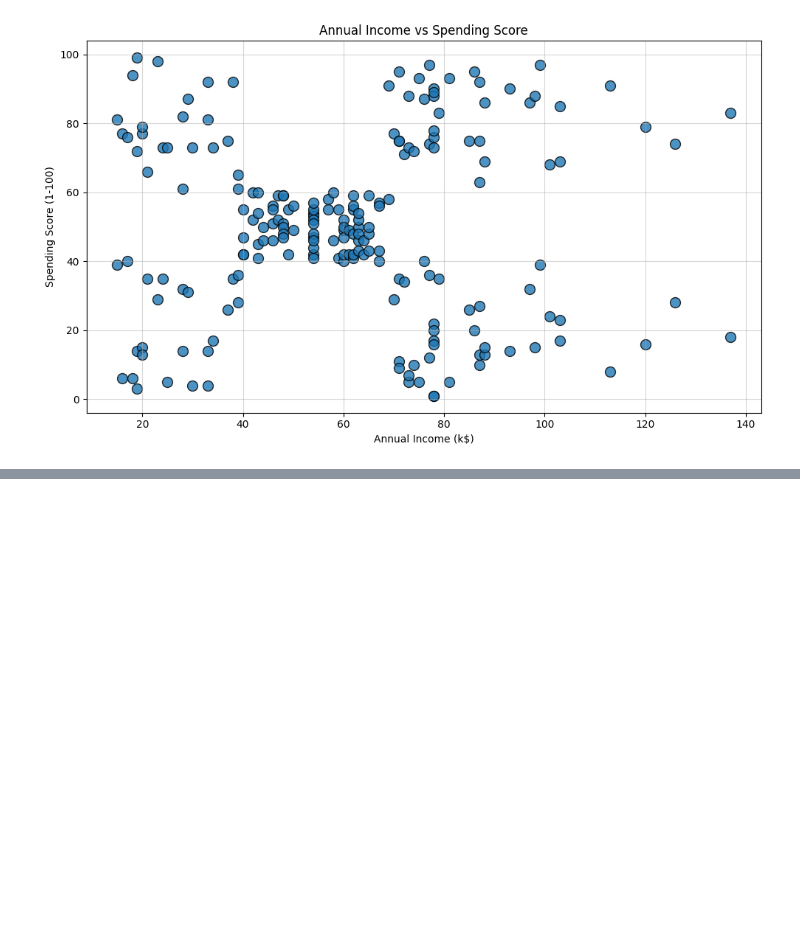
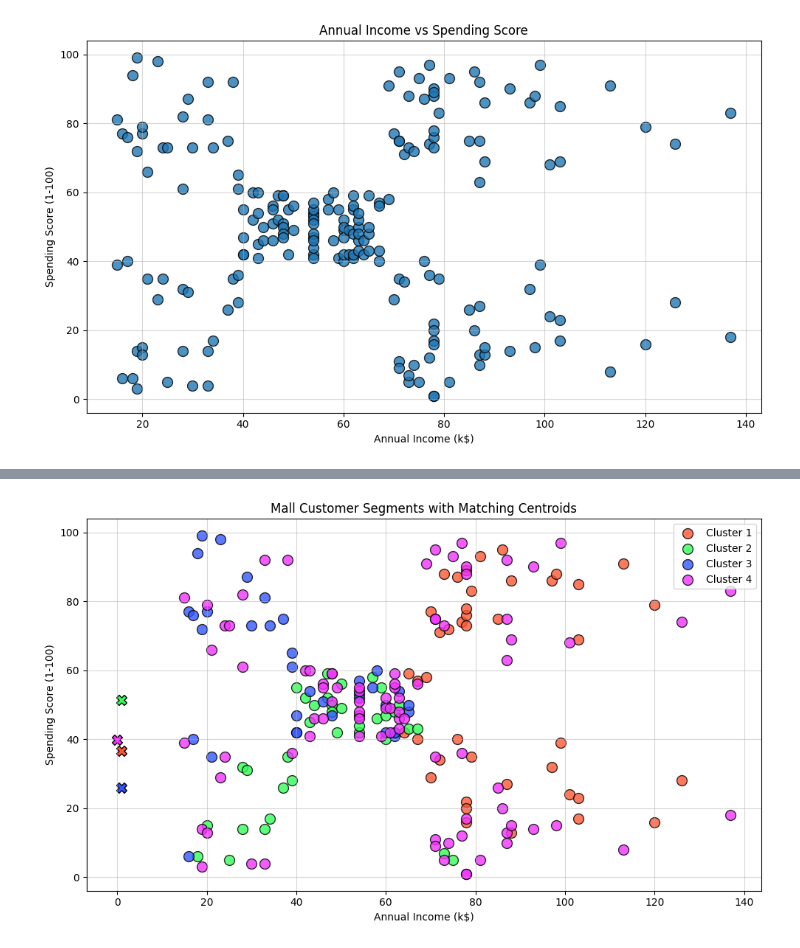
Before and after one commit to YaliMagdasy/ml-models-and-usage, a Jupyter notebook: notebooks/k-means-clustering.ipynb, the cells around one changed output, grey strips where cells are left out. Cells and saved outputs as stored; diff of their text form; code cells hidden in the pictures; blank space fills up the shorter version.

```diff
--- a/notebooks/k-means-clustering.ipynb
+++ b/notebooks/k-means-clustering.ipynb
@@ -78,3 +78,79 @@ min     18.000000           15.000000                1.000000
 75%     49.000000           78.000000               73.000000
 max     70.000000          137.000000               99.000000
 [figure]
+# %%
+# --- 1. Select Features ---
+X = df.values
+
+
+# --- 2. Prepare Data ---
+# Normalizing features to 0-1 range is a MUST to allow the model to treat all features appropriately no matter the scale.
+X_min = X.min(axis=0)
+X_range = X.max(axis=0) - X_min + 1e-15
+X_scaled = (X - X_min) / X_range
+
+
+# --- 3. Clustering ---
+model = KMeans(k=4, max_iters=100)
+
+print(f"Clustering {len(X_scaled)} customers into {model.k} groups")
+
+model.fit(X_scaled)
+
+clusters = model.predict(X_scaled)
+
+
+# --- 4. Analysis ---
+df['Cluster'] = clusters
+
+print("\nCluster Sizes:")
+print(df['Cluster'].value_counts())
+
+
+# --- 5. Visualization ---
+plt.figure(figsize=(10, 6))
+
+colors = [
+    '#FF5733', '#33FF57', '#3357FF', '#F333FF', '#FF33A1',
+    '#FFBD33', '#33FFF5', '#8D33FF', '#FF3333', '#33FF8D',
+    '#008080', '#DAA520', '#800000', '#000080', '#708090'
+]
+
+for i in range(model.k):
+    cluster_data = df[df['Cluster'] == i]
+    plt.scatter(
+        x=cluster_data['Annual Income (k$)'],
+        y=cluster_data['Spending Score (1-100)'],
+        label=f'Cluster {i+1}',
+        edgecolors='black',
+        c=colors[i],
+        alpha=0.8,
+        s=100
+    )
+
+centroids_orig = model.centroids * X_range + X_min
+
+for i in range(model.k):
+    plt.scatter(
+        x=centroids_orig[i, 1],
+        y=centroids_orig[i, 2],
+        c=colors[i],
+        marker='X',
+        edgecolors='black',
+        s=100
+    )
+
+plt.title("Mall Customer Segments with Matching Centroids")
+plt.xlabel("Annual Income (k$)")
+plt.ylabel("Spending Score (1-100)")
+
+plt.grid(alpha=0.5)
+plt.legend()
+plt.tight_layout()
+plt.show()
+
+# REMINDER: The model divides into clusters based on all features.
+# Not only based on spending score and annual income.
+
+# Centroids are marked with an X
+# %% [output]
@@ -80,0 +166 @@ max     70.000000          137.000000               99.000000
+[figure, added]
```
Also changed, not shown: parts of 3 cells of this notebook.
